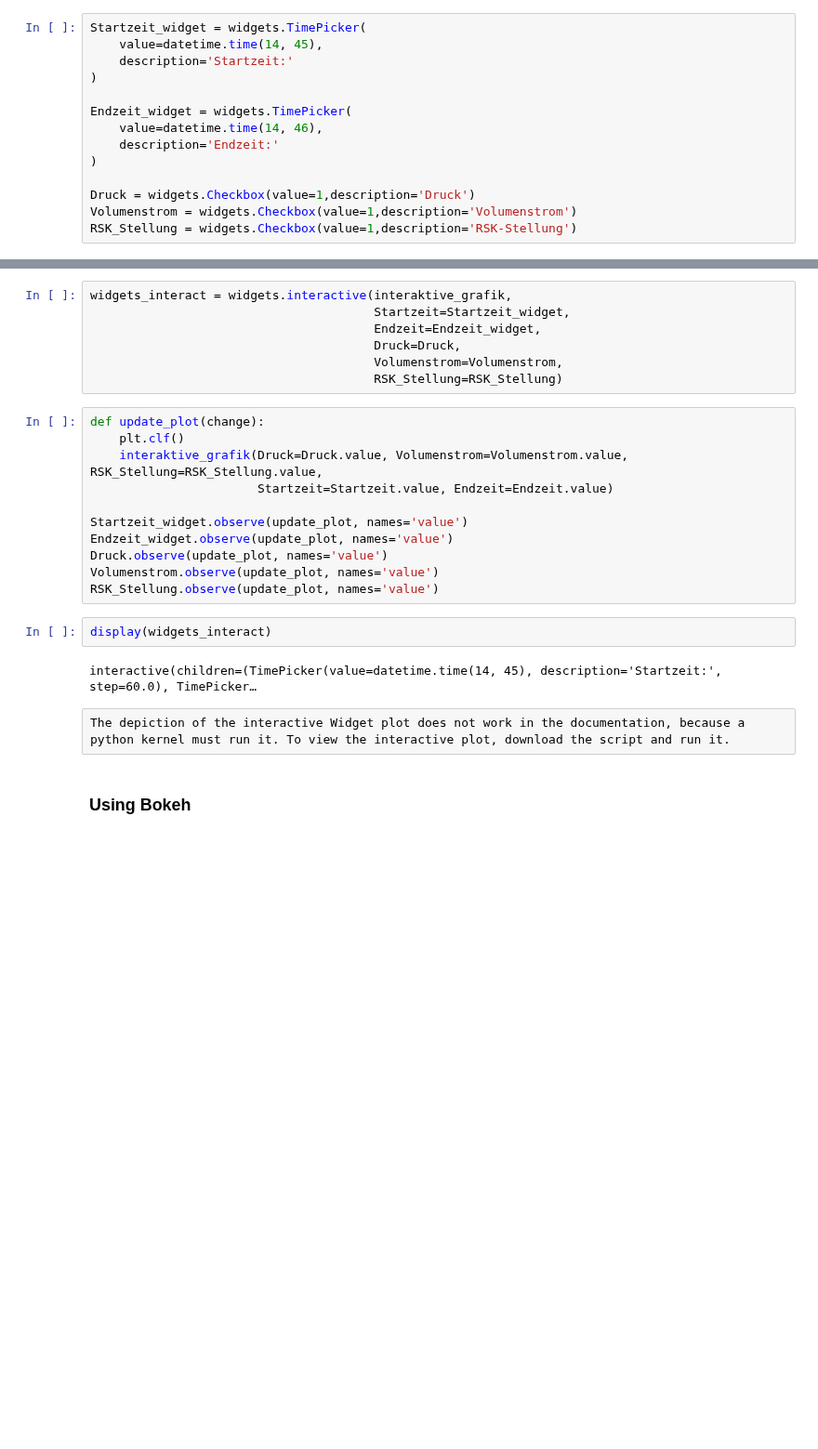
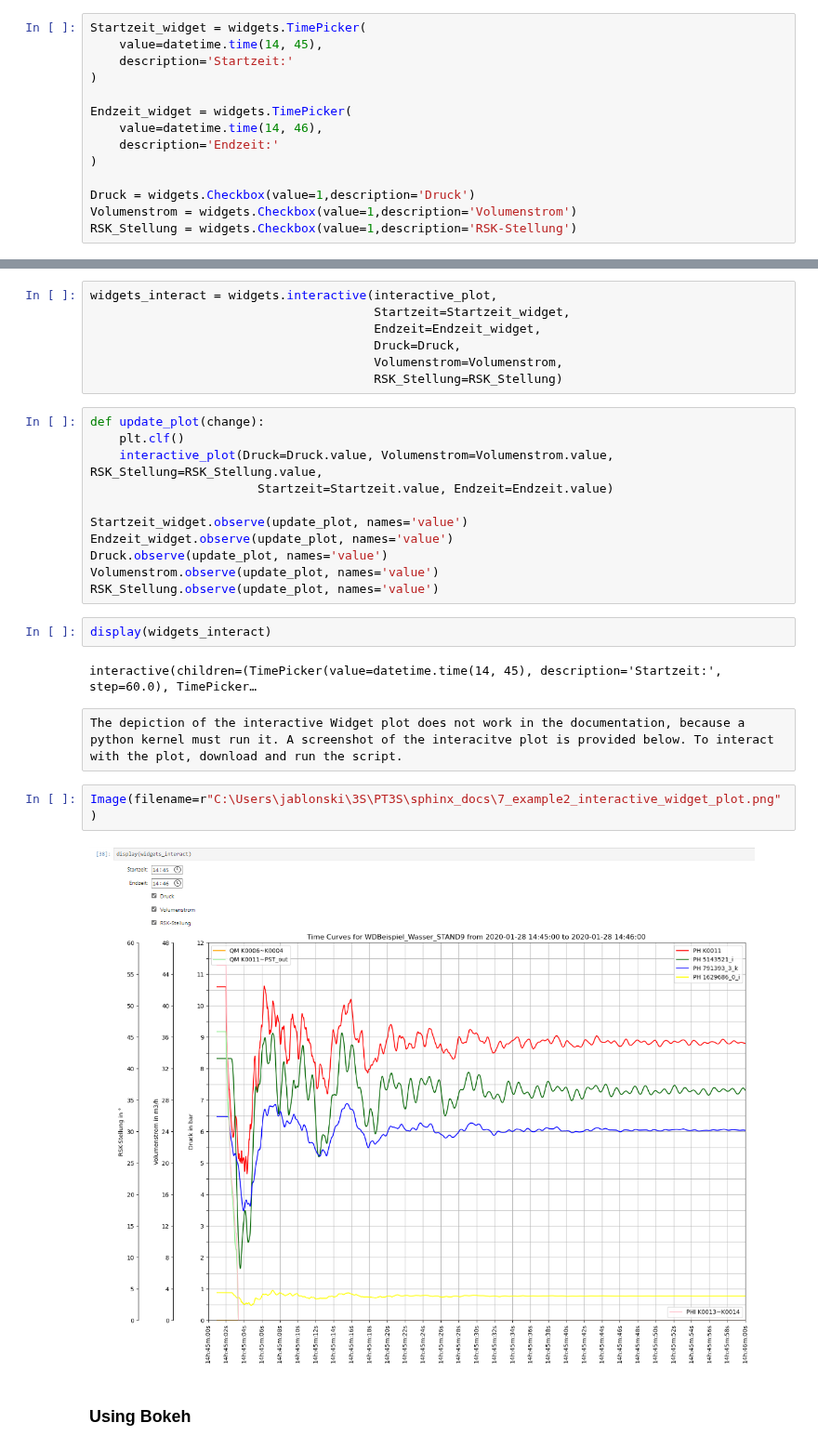
Before and after one commit to 3SConsult/PT3S, a Jupyter notebook: docs/Example2.ipynb, the cells around one changed output, grey strips where cells are left out. Shown at 93% size. Saved outputs shown, nothing was run; the diff lists cells and outputs as text; blank space fills up the shorter version.

```diff
--- a/docs/Example2.ipynb
+++ b/docs/Example2.ipynb
@@ -225,7 +223,7 @@ def interaktive_grafik(Startzeit, Endzeit, Druck, Volumenstrom, RSK_Stellung):
 
     plt.show()
 # %%
-widgets_interact = widgets.interactive(interaktive_grafik,
+widgets_interact = widgets.interactive(interactive_plot,
                                        Startzeit=Startzeit_widget,
                                        Endzeit=Endzeit_widget,
                                        Druck=Druck,
@@ -234,7 +232,7 @@ widgets_interact = widgets.interactive(interaktive_grafik,
 # %%
 def update_plot(change):
     plt.clf()
-    interaktive_grafik(Druck=Druck.value, Volumenstrom=Volumenstrom.value, RSK_Stellung=RSK_Stellung.value,
+    interactive_plot(Druck=Druck.value, Volumenstrom=Volumenstrom.value, RSK_Stellung=RSK_Stellung.value,
                        Startzeit=Startzeit.value, Endzeit=Endzeit.value)
 
 Startzeit_widget.observe(update_plot, names='value')
@@ -247,7 +245,11 @@ display(widgets_interact)
 # %% [output]
 interactive(children=(TimePicker(value=datetime.time(14, 45), description='Startzeit:', step=60.0), TimePicker…
 # %% [raw]
-The depiction of the interactive Widget plot does not work in the documentation, because a python kernel must run it. To view the interactive plot, download the script and run it.
+The depiction of the interactive Widget plot does not work in the documentation, because a python kernel must run it. A screenshot of the interacitve plot is provided below. To interact with the plot, download and run the script.
+# %%
+Image(filename=r"C:\Users\jablonski\3S\PT3S\sphinx_docs\7_example2_interactive_widget_plot.png")
+# %% [output]
+[figure, added]
 # %% [markdown]
 ### Using Bokeh
 # %%
```
Also changed, not shown: parts of 8 cells of this notebook, 37 other files.
